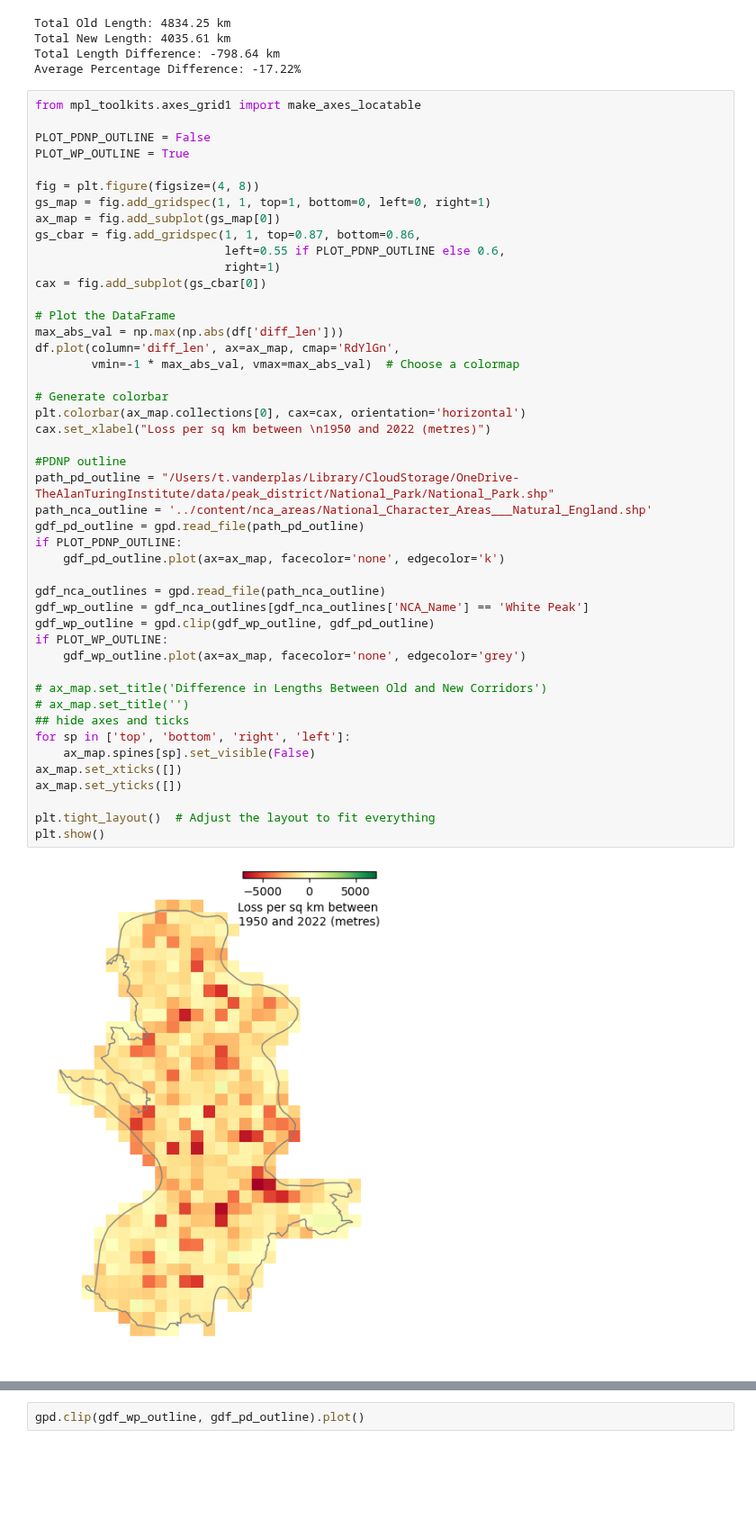
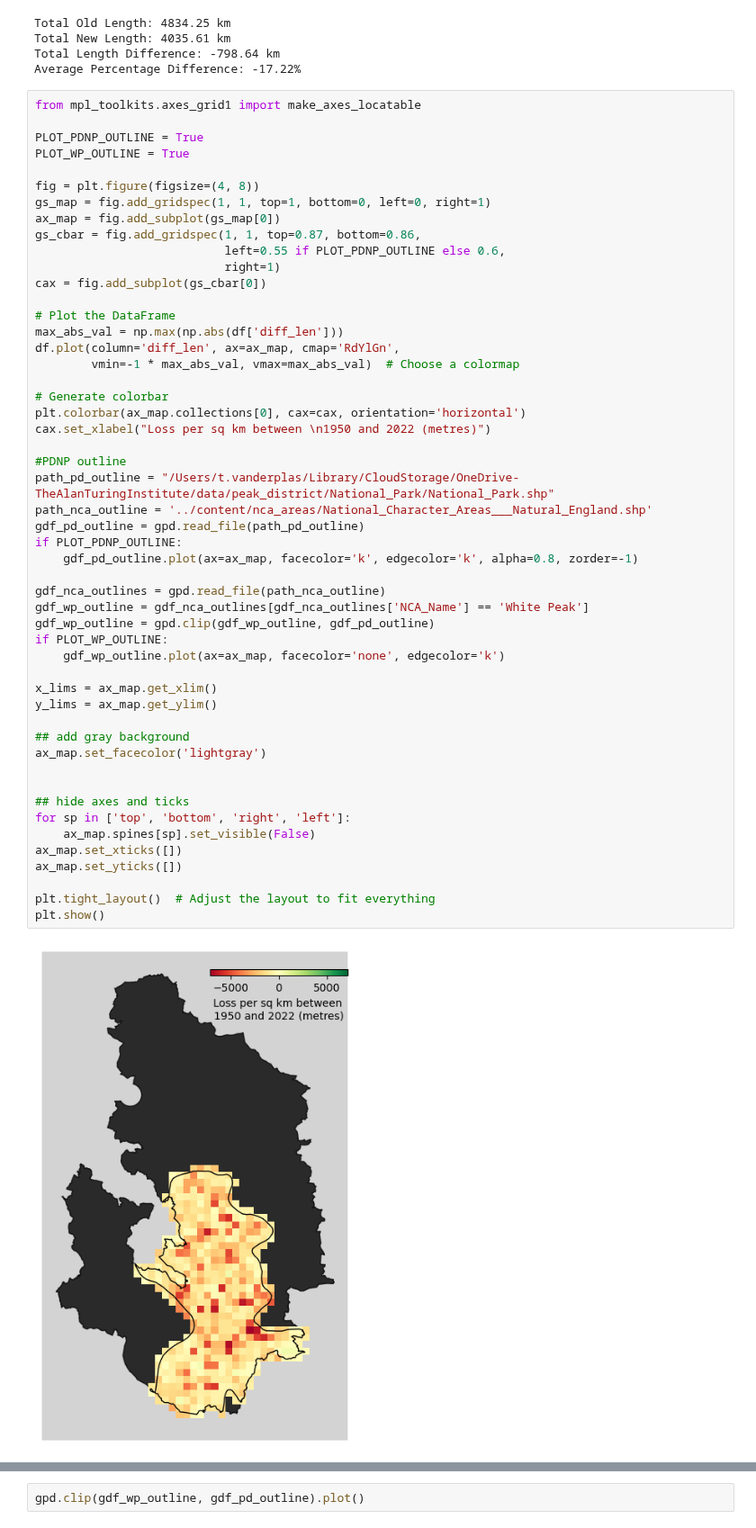
Before and after one commit to pdnpa/cnn-boundaries, a Jupyter notebook: notebooks/label-analysis.ipynb, the cells around one changed output, grey strips where cells are left out. Shown at 90% size. Drawn from its saved outputs; the diff is of its cells as text; blank space fills up the shorter version.

Commit message:
dark background

```diff
--- a/notebooks/label-analysis.ipynb
+++ b/notebooks/label-analysis.ipynb
@@ -216,7 +216,7 @@ Average Percentage Difference: -17.22%
 # %%
 from mpl_toolkits.axes_grid1 import make_axes_locatable
 
-PLOT_PDNP_OUTLINE = False
+PLOT_PDNP_OUTLINE = True
 PLOT_WP_OUTLINE = True
 
 fig = plt.figure(figsize=(4, 8))
@@ -229,35 +229,40 @@ cax = fig.add_subplot(gs_cbar[0])
 
 # Plot the DataFrame
 max_abs_val = np.max(np.abs(df['diff_len']))
 df.plot(column='diff_len', ax=ax_map, cmap='RdYlGn',
         vmin=-1 * max_abs_val, vmax=max_abs_val)  # Choose a colormap
 
 # Generate colorbar
 plt.colorbar(ax_map.collections[0], cax=cax, orientation='horizontal')
 cax.set_xlabel("Loss per sq km between \n1950 and 2022 (metres)")
 
 #PDNP outline
 path_pd_outline = "/Users/t.vanderplas/Library/CloudStorage/OneDrive-TheAlanTuringInstitute/data/peak_district/National_Park/National_Park.shp"
 path_nca_outline = '../content/nca_areas/National_Character_Areas___Natural_England.shp'
 gdf_pd_outline = gpd.read_file(path_pd_outline)
 if PLOT_PDNP_OUTLINE:
-    gdf_pd_outline.plot(ax=ax_map, facecolor='none', edgecolor='k')
+    gdf_pd_outline.plot(ax=ax_map, facecolor='k', edgecolor='k', alpha=0.8, zorder=-1)
 
 gdf_nca_outlines = gpd.read_file(path_nca_outline)
 gdf_wp_outline = gdf_nca_outlines[gdf_nca_outlines['NCA_Name'] == 'White Peak']
 gdf_wp_outline = gpd.clip(gdf_wp_outline, gdf_pd_outline)
 if PLOT_WP_OUTLINE:
-    gdf_wp_outline.plot(ax=ax_map, facecolor='none', edgecolor='grey')
+    gdf_wp_outline.plot(ax=ax_map, facecolor='none', edgecolor='k')
 
-# ax_map.set_title('Difference in Lengths Between Old and New Corridors')
-# ax_map.set_title('')
+x_lims = ax_map.get_xlim()
+y_lims = ax_map.get_ylim()
+
+## add gray background
+ax_map.set_facecolor('lightgray')
+
+
 ## hide axes and ticks
 for sp in ['top', 'bottom', 'right', 'left']:
     ax_map.spines[sp].set_visible(False)
 ax_map.set_xticks([])
 ax_map.set_yticks([])
 
 plt.tight_layout()  # Adjust the layout to fit everything
 plt.show()
 # %% [output]
-[figure, old version]
+[figure, new version]
```
Also changed, not shown: parts of 1 cell of this notebook.
